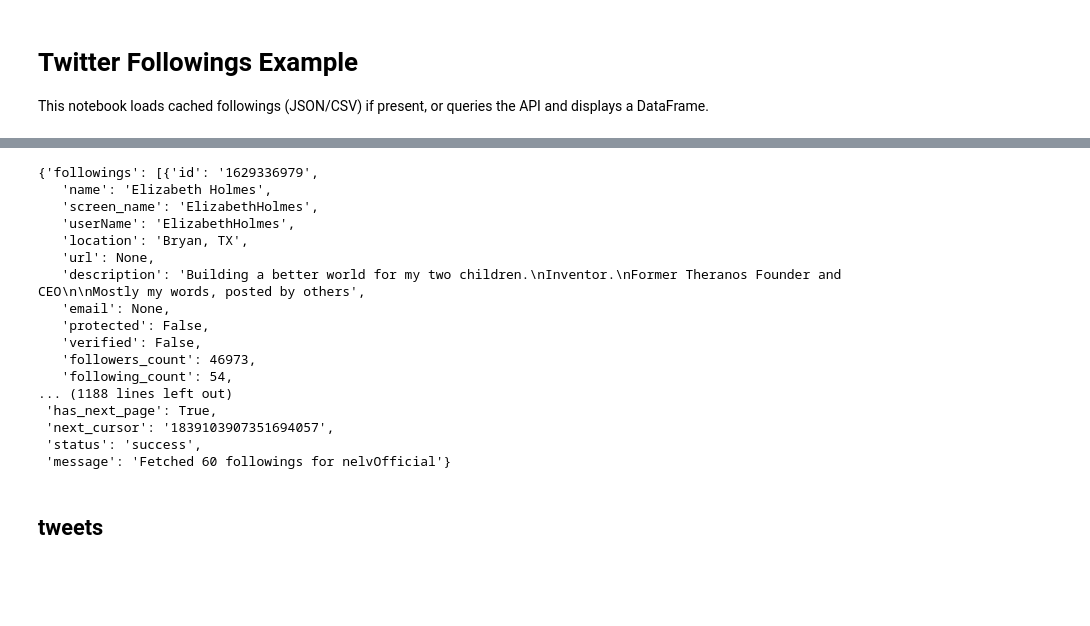
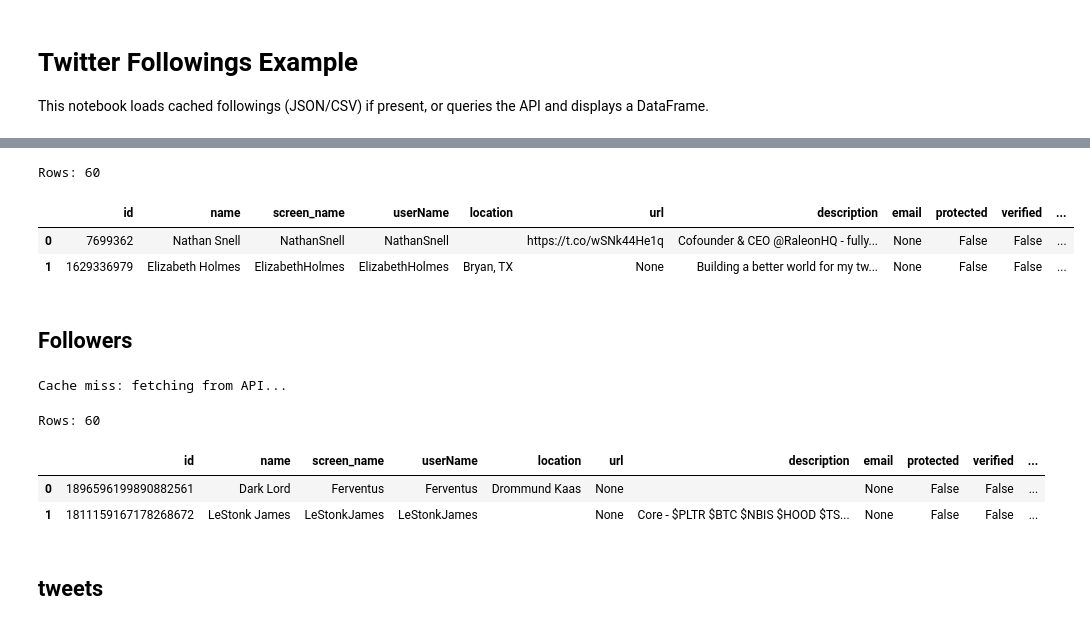
Before and after one commit to neldivad/xapi-example, a Jupyter notebook: notebooks/nb.ipynb, the cells around one changed output, grey strips where cells are left out. Drawn from its saved outputs; the diff is of its cells as text; code cells hidden in the pictures; blank space fills up the shorter version.

Commit message:
updated efficient query for followings, followers, tweets.

```diff
--- a/notebooks/nb.ipynb
+++ b/notebooks/nb.ipynb
@@ -47,19 +53,14 @@ USE_CACHE_FIRST = True
 # %%
 # Try cache else fetch
 
-cached = load_followings_cache(USERNAME) if USE_CACHE_FIRST else None
-if cached is None:
+following_cache = load_follow_cache(USERNAME, is_followings=True) if USE_CACHE_FIRST else None
+
+if following_cache is None:
     print('Cache miss: fetching from API...')
-    data = get_followings(USERNAME, limit=LIMIT, api_key=API_KEY)
-    _ = save_followings_cache(USERNAME, data)  # JSON only
+    data = get_recent_followings(USERNAME, limit=LIMIT, api_key=API_KEY)
+    _ = save_follow_cache(USERNAME, is_followings=True, data=data)  # JSON only
 else:
     print('Loaded from cache')
-    data = cached
-
-# Normalize to DataFrame
-df = pd.json_normalize(data.get('followings', []))
-print(f"Rows: {len(df)}")
-
-df.head(2)
+    data = following_cache
 # %% [output]
 Cache miss: fetching from API...
@@ -78,20 +66,0 @@ Rows: 60
-# %%
-data
-# %% [output]
-{'followings': [{'id': '1629336979',
-   'name': 'Elizabeth Holmes',
-   'screen_name': 'ElizabethHolmes',
-   'userName': 'ElizabethHolmes',
-   'location': 'Bryan, TX',
-   'url': None,
-   'description': 'Building a better world for my two children.\nInventor.\nFormer Theranos Founder and CEO\n\nMostly my words, posted by others',
-   'email': None,
-   'protected': False,
-   'verified': False,
-   'followers_count': 46973,
-   'following_count': 54,
-... (1188 lines left out)
- 'has_next_page': True,
- 'next_cursor': '1839103907351694057',
- 'status': 'success',
- 'message': 'Fetched 60 followings for nelvOfficial'}
@@ -106,3 +67,41 @@ data
+# %%
+# Normalize to DataFrame
+df_followings = pd.json_normalize(data.get('followings', []))
+print(f"Rows: {len(df_followings)}")
+
+df_followings.head(2)
+# %% [output]
+Rows: 60
+|  | id | name | screen_name | userName | location | url | description | email | protected | verified | ... |
+| 0 | 7699362 | Nathan Snell | NathanSnell | NathanSnell |  | https://t.co/wSNk44He1q | Cofounder & CEO @RaleonHQ - fully... | None | False | False | ... |
+| 1 | 1629336979 | Elizabeth Holmes | ElizabethHolmes | ElizabethHolmes | Bryan, TX | None | Building a better world for my tw... | None | False | False | ... |
+# %% [markdown]
+## Followers
+# %%
+# Try cache else fetch
+
+followers_cache = load_follow_cache(USERNAME, is_followings=False) if USE_CACHE_FIRST else None
+
+if followers_cache is None:
+    print('Cache miss: fetching from API...')
+    data = get_recent_followers(USERNAME, limit=LIMIT, api_key=API_KEY)
+    _ = save_follow_cache(USERNAME, is_followings=False, data=data)  # JSON only
+else:
+    print('Loaded from cache')
+    data = followers_cache
+# %% [output]
+Cache miss: fetching from API...
+# %%
+# Normalize to DataFrame
+df_followers = pd.json_normalize(data.get('followers', []))
+print(f"Rows: {len(df_followers)}")
+
+df_followers.head(2)
+# %% [output]
+Rows: 60
+|  | id | name | screen_name | userName | location | url | description | email | protected | verified | ... |
+| 0 | 1896596199890882561 | Dark Lord | Ferventus | Ferventus | Drommund Kaas | None |  | None | False | False | ... |
+| 1 | 1811159167178268672 | LeStonk James | LeStonkJames | LeStonkJames |  | None | Core - $PLTR $BTC $NBIS $HOOD $TS... | None | False | False | ... |
 # %% [markdown]
 ## tweets
 # %%
```
Also changed, not shown: parts of 11 cells of this notebook, 4 other files.
